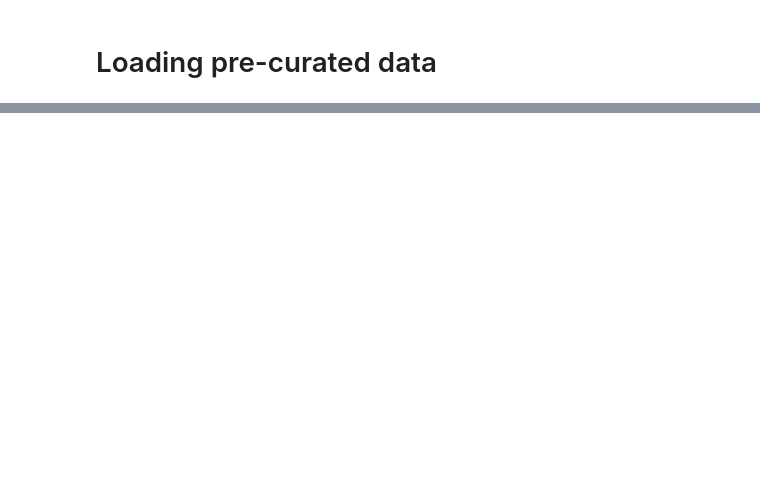
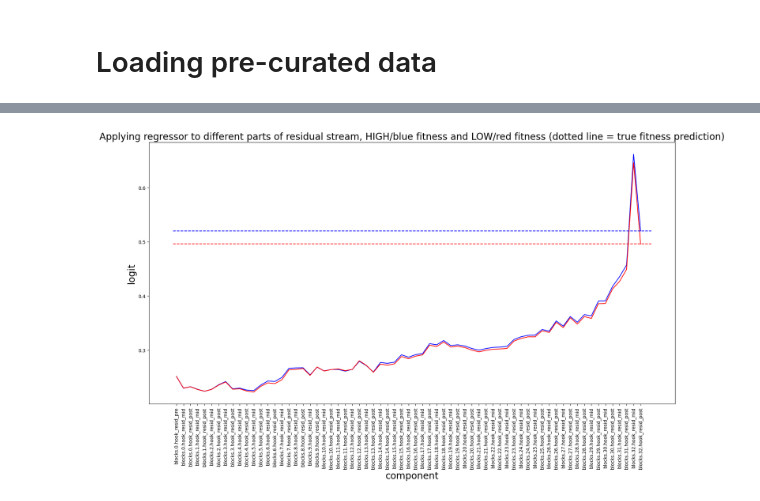
Before and after one commit to blab/mutational-embedding-vectors, a Jupyter notebook: notebooks/plm_circuits/ex23_interpreting_heads.ipynb, the cells around one changed output, grey strips where cells are left out. Cells and saved outputs as stored; diff of their text form; code cells hidden in the pictures; blank space fills up the shorter version.

```diff
--- a/notebooks/plm_circuits/ex23_interpreting_heads.ipynb
+++ b/notebooks/plm_circuits/ex23_interpreting_heads.ipynb
@@ -386,0 +406,46 @@ max fitness diff: 0.0382
+# %%
+clean_toks = tok_seqs[clean_tok_idxs,:]
+corr_toks = tok_seqs[corr_tok_idxs,:]
+# %%
+resid_component_names = ["blocks.0.hook_resid_pre"]
+for layer in range(hooked_esm.cfg.n_layers):
+    resid_mid_name = f"blocks.{layer}.hook_resid_mid"
+    resid_post_name = f"blocks.{layer}.hook_resid_post"
+    resid_component_names.append(resid_mid_name)
+    resid_component_names.append(resid_post_name)
+
+def patch_resid_direct_to_regressor(toks: Float[Tensor, "n_data d_vocab"], model, logit_id=logit_id, resid_component_names=resid_component_names):
+    n_data = toks.size(0)
+    _, resid_cache = model.run_with_cache(toks, names_filter=resid_component_names)
+    torch.cuda.empty_cache()
+
+    logit_results = torch.zeros(n_data, len(resid_component_names)).to(device) #[n_data n_components]
+    final_ln = model.ln_final
+
+    # run regressor model on residual stream at each layer (including before attn0 and after final layer norm)
+    for i, component in enumerate(resid_component_names):
+        resid_component = final_ln(resid_cache[component])
+        logit_results[:, i] = get_logit_hooked(resid_component, tok_id=logit_id)
+
+    return logit_results
+# %%
+clean_resid_layer_results = patch_resid_direct_to_regressor(clean_toks, hooked_esm)
+torch.cuda.empty_cache()
+corr_resid_layer_results = patch_resid_direct_to_regressor(corr_toks, hooked_esm)
+torch.cuda.empty_cache()
+# %%
+# display results
+fig, ax = plt.subplots(1,1,figsize=(20,10))
+ax.plot(list(range(len(resid_component_names))), clean_resid_layer_results.mean(dim=0).cpu().numpy(), color="blue")
+ax.plot(list(range(len(resid_component_names))), corr_resid_layer_results.mean(dim=0).cpu().numpy(), color="red")
+
+ax.plot([-0.5, len(resid_component_names)+0.5], [output_logits[clean_tok_idxs,logit_id].mean(dim=0).cpu().numpy() for _ in range(2)], linestyle="dashed", color="blue")
+ax.plot([-0.5, len(resid_component_names)+0.5], [output_logits[corr_tok_idxs,logit_id].mean(dim=0).cpu().numpy() for _ in range(2)], linestyle="dashed", color="red")
+
+ax.set_title("Applying regressor to different parts of residual stream, HIGH/blue fitness and LOW/red fitness (dotted line = true fitness prediction)", fontsize=20)
+ax.set_xticks(list(range(len(resid_component_names))), resid_component_names, rotation="vertical")
+ax.set_xlabel("component", fontsize=20)
+ax.set_ylabel("logit", fontsize=20)
+plt.show()
+# %% [output]
+[figure, added]
```
Also changed, not shown: parts of 34 cells of this notebook, 1 other file.
